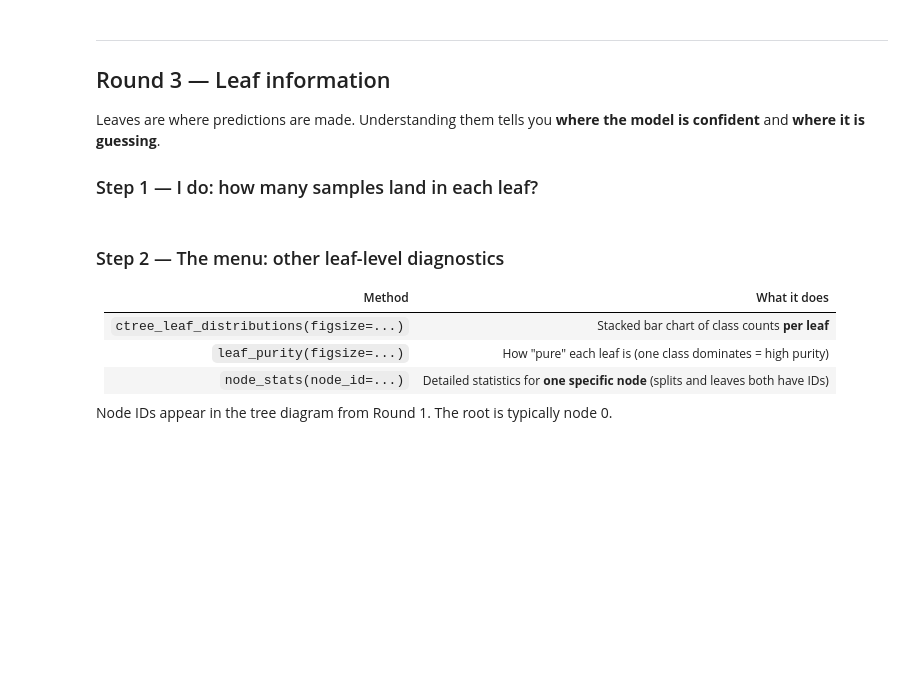
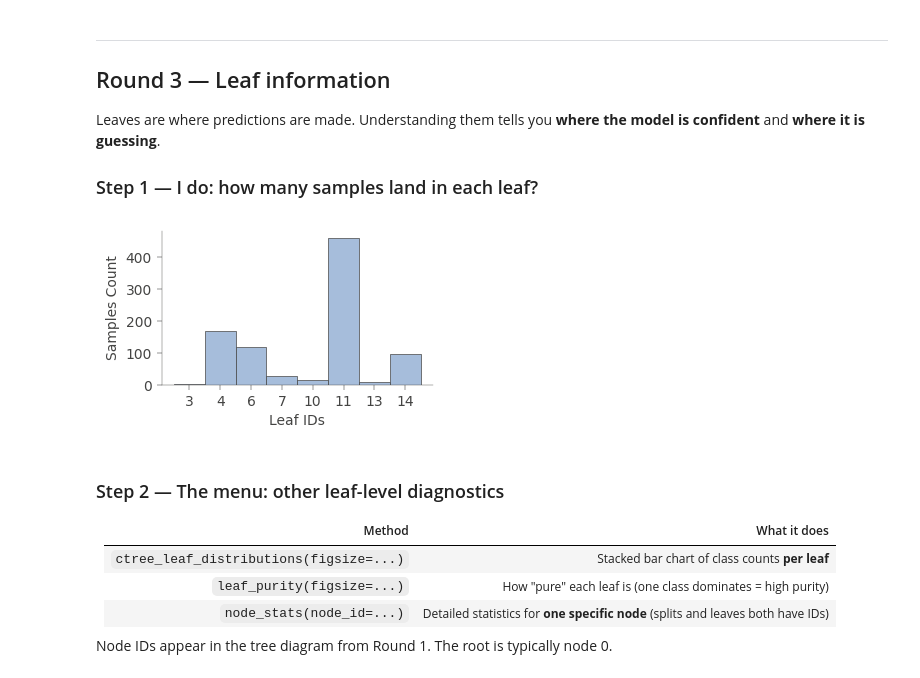
Before and after one commit to HassanAlgoz/AAI, a Jupyter notebook: courses/Machine_Learning/exercises/14/dtree_viz_solution.ipynb, the cells around one changed output. Drawn from its saved outputs; the diff is of its cells as text; code cells hidden in the pictures; blank space fills up the shorter version.

```diff
--- a/courses/Machine_Learning/exercises/14/dtree_viz_solution.ipynb
+++ b/courses/Machine_Learning/exercises/14/dtree_viz_solution.ipynb
@@ -208,7 +248,10 @@ Leaves are where predictions are made. Understanding them tells you **where the
 # %%
 viz_model.leaf_sizes(
     figsize=(3.5, 2),  # width, height in inches
+    fontname=FONTNAME,
 )
+# %% [output]
+[figure, added]
 # %% [markdown]
 ### Step 2 — The menu: other leaf-level diagnostics
 
```
Also changed, not shown: parts of 12 cells of this notebook, 6 other files.
